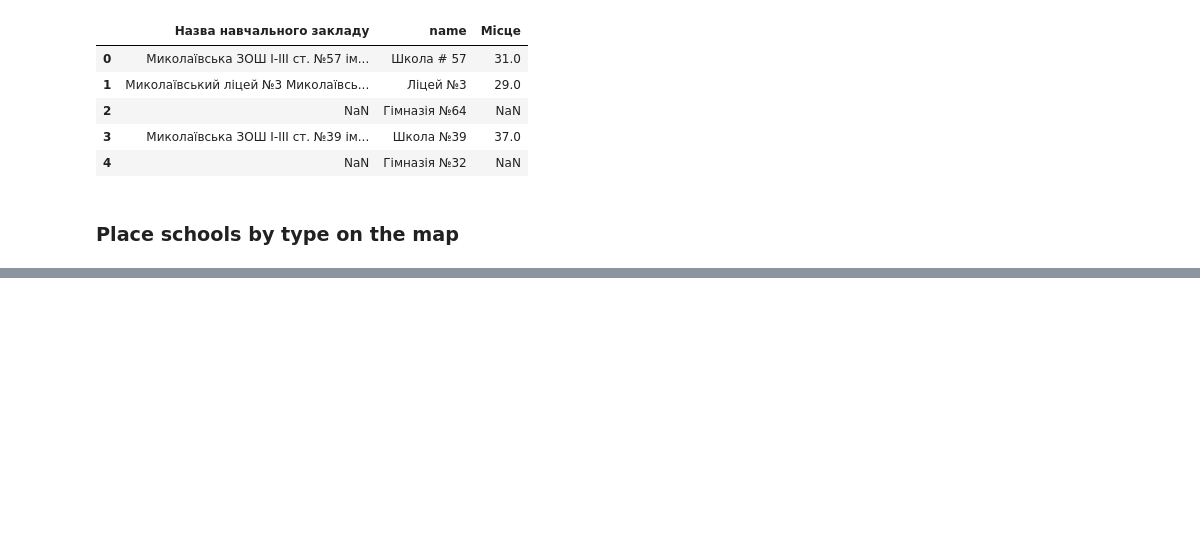
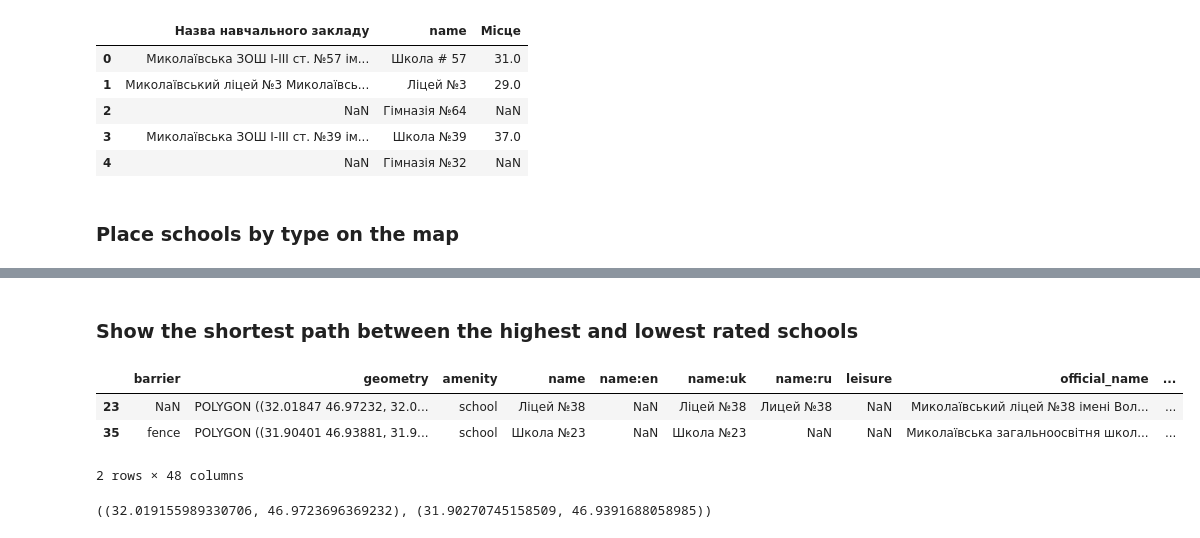
Before and after one commit to seeman512/ML, a Jupyter notebook: Lab3/Hometask.ipynb, the cells around one changed output, grey strips where cells are left out. Cells and saved outputs as stored; diff of their text form; code cells hidden in the pictures; blank space fills up the shorter version.

Commit message:
Added shortest path between schools

```diff
--- a/Lab3/Hometask.ipynb
+++ b/Lab3/Hometask.ipynb
@@ -162,3 +166,21 @@ add_school_markers(m, df[df['school_type'] == 'school'], 'red')
 m
 # %% [output]
 [interactive output not drawn]
+# %% [markdown]
+### Show the shortest path between the highest and lowest rated schools
+# %%
+place_column = 'Місце'
+df2 = df.dropna(subset=[place_column]).sort_values(place_column).iloc[[0, -1]]
+df2
+# %% [output]
+|  | barrier | geometry | amenity | name | name:en | name:uk | name:ru | leisure | official_name | ... |
+| 23 | NaN | POLYGON ((32.01847 46.97232, 32.0... | school | Ліцей №38 | NaN | Ліцей №38 | Лицей №38 | NaN | Миколаївський ліцей №38 імені Вол... | ... |
+| 35 | fence | POLYGON ((31.90401 46.93881, 31.9... | school | Школа №23 | NaN | Школа №23 | NaN | NaN | Миколаївська загальноосвітня школ... | ... |
+2 rows × 48 columns
+# %%
+# calculate start, end points
+start = (df2.iloc[0]['geometry'].centroid.x, df2.iloc[0]['geometry'].centroid.y)
+end = (df2.iloc[-1]['geometry'].centroid.x, df2.iloc[-1]['geometry'].centroid.y)
+start, end
+# %% [output]
+((32.019155989330706, 46.9723696369232), (31.90270745158509, 46.9391688058985))
```
Also changed, not shown: parts of 4 cells of this notebook.
